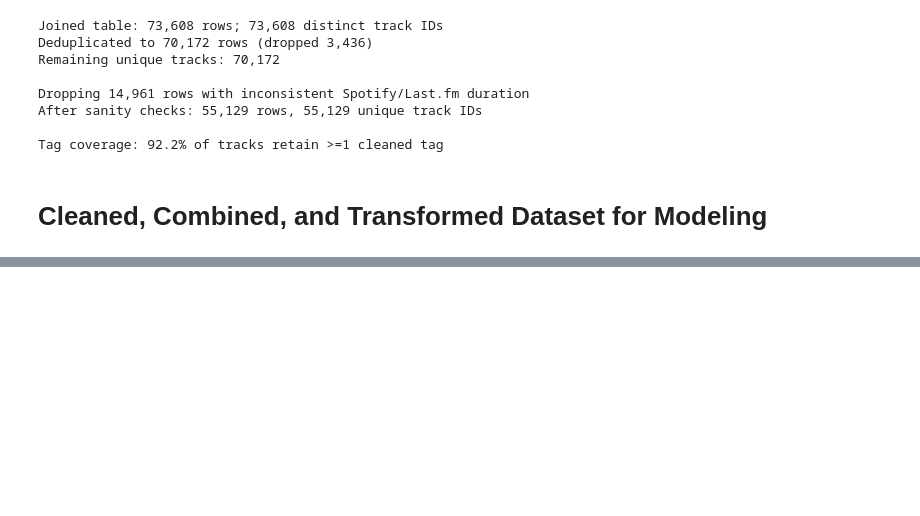
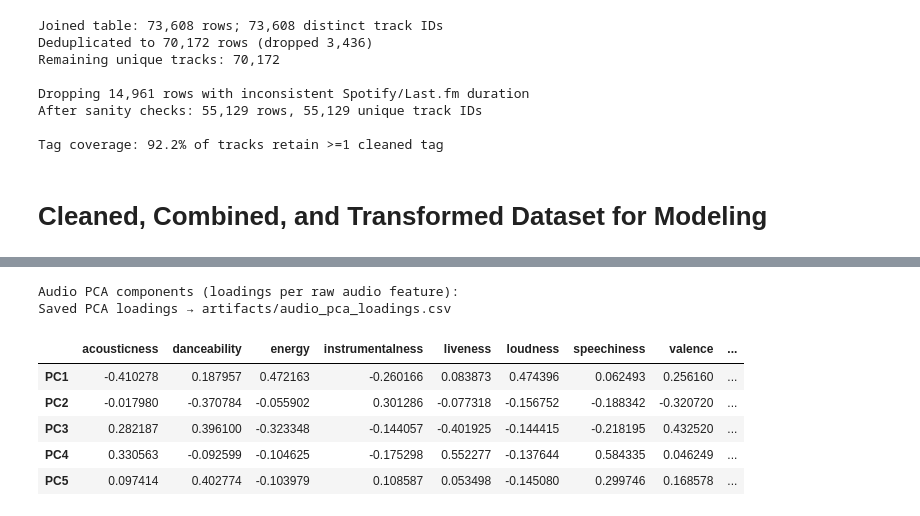
Before and after one commit to adamajane/computational-tools-for-data-science-02807-project, a Jupyter notebook: 1-data-cleaning-and-feature-vector/data-cleaning-and-feature-vector.ipynb, the cells around one changed output, grey strips where cells are left out. Drawn from its saved outputs; the diff is of its cells as text; code cells hidden in the pictures; blank space fills up the shorter version.

```diff
--- a/1-data-cleaning-and-feature-vector/data-cleaning-and-feature-vector.ipynb
+++ b/1-data-cleaning-and-feature-vector/data-cleaning-and-feature-vector.ipynb
@@ -289,6 +291,8 @@ Tag coverage: 92.2% of tracks retain >=1 cleaned tag
 # %% [markdown]
 # Cleaned, Combined, and Transformed Dataset for Modeling
 # %%
+# Assembling modeling table and create train/validation
+# #TODO: TRAIN/VALIDATION MIGHT NOT BE NECESSARY
 modeling_cols = list(
     dict.fromkeys(
         [
@@ -314,7 +318,24 @@ modeling_df["track_genre"] = modeling_df["track_genre"].fillna("unknown")
 genre_counts = modeling_df["track_genre"].value_counts()
 rare_mask = modeling_df["track_genre"].map(genre_counts) < 2
 split_labels = modeling_df["track_genre"].where(~rare_mask, other="other-rare")
+train_df, val_df, split_train, split_val = train_test_split(
+    modeling_df,
+    split_labels,
+    test_size=0.2,
+    random_state=RANDOM_STATE,
+    stratify=split_labels,
+)
+train_df = train_df.reset_index(drop=True)
+val_df = val_df.reset_index(drop=True)
+assert not train_df["track_id"].duplicated().any()
+assert not val_df["track_id"].duplicated().any()
+print(
+    f"Train: {len(train_df):,} tracks | Validation: {len(val_df):,} tracks | Stratify labels: {split_labels.nunique()}"
+)
 
+print()
+
+# Exporting cleaned modeling dataset as csv file
 clean_dataset_path = ARTIFACT_DIR / "full_dataset_clean.csv"
 modeling_df.to_csv(clean_dataset_path, index=False)
 size_mb = clean_dataset_path.stat().st_size / (1024 * 1024)
@@ -322,5 +343,13 @@ print(
     f"Saved cleaned dataset → {clean_dataset_path.relative_to(NOTEBOOK_DIR)} ({size_mb:.1f} MB)"
 )
 
+print()
+
+# Combined matrix
+print(
+    f"Combined feature matrix: {modeling_df.shape[0]:,} tracks × {modeling_df.shape[1]-1} features"
+)
+
+# Displays part of the dataset
 modeling_df.head()
 # %% [output]
@@ -333,0 +541,25 @@ Saved cleaned dataset → artifacts/full_dataset_clean.csv (19.4 MB)
+# %%
+audio_pca = feature_pipeline.named_transformers_["audio"].named_steps["pca"]
+audio_components = pd.DataFrame(
+    audio_pca.components_,
+    columns=AUDIO_FEATURES,
+    index=[f"PC{i+1}" for i in range(audio_pca.n_components_)],
+)
+audio_components["explained_variance_ratio"] = audio_pca.explained_variance_ratio_
+print("Audio PCA components (loadings per raw audio feature):")
+audio_components.head()
+
+loadings_path = ARTIFACT_DIR / "audio_pca_loadings.csv"
+audio_components.to_csv(loadings_path)
+print(f"Saved PCA loadings → {loadings_path.relative_to(NOTEBOOK_DIR)}")
+
+audio_components.head()
+# %% [output]
+Audio PCA components (loadings per raw audio feature):
+Saved PCA loadings → artifacts/audio_pca_loadings.csv
+|  | acousticness | danceability | energy | instrumentalness | liveness | loudness | speechiness | valence | ... |
+| PC1 | -0.410278 | 0.187957 | 0.472163 | -0.260166 | 0.083873 | 0.474396 | 0.062493 | 0.256160 | ... |
+| PC2 | -0.017980 | -0.370784 | -0.055902 | 0.301286 | -0.077318 | -0.156752 | -0.188342 | -0.320720 | ... |
+| PC3 | 0.282187 | 0.396100 | -0.323348 | -0.144057 | -0.401925 | -0.144415 | -0.218195 | 0.432520 | ... |
+| PC4 | 0.330563 | -0.092599 | -0.104625 | -0.175298 | 0.552277 | -0.137644 | 0.584335 | 0.046249 | ... |
+| PC5 | 0.097414 | 0.402774 | -0.103979 | 0.108587 | 0.053498 | -0.145080 | 0.299746 | 0.168578 | ... |
```
Also changed, not shown: parts of 17 cells of this notebook, 1 other file.
